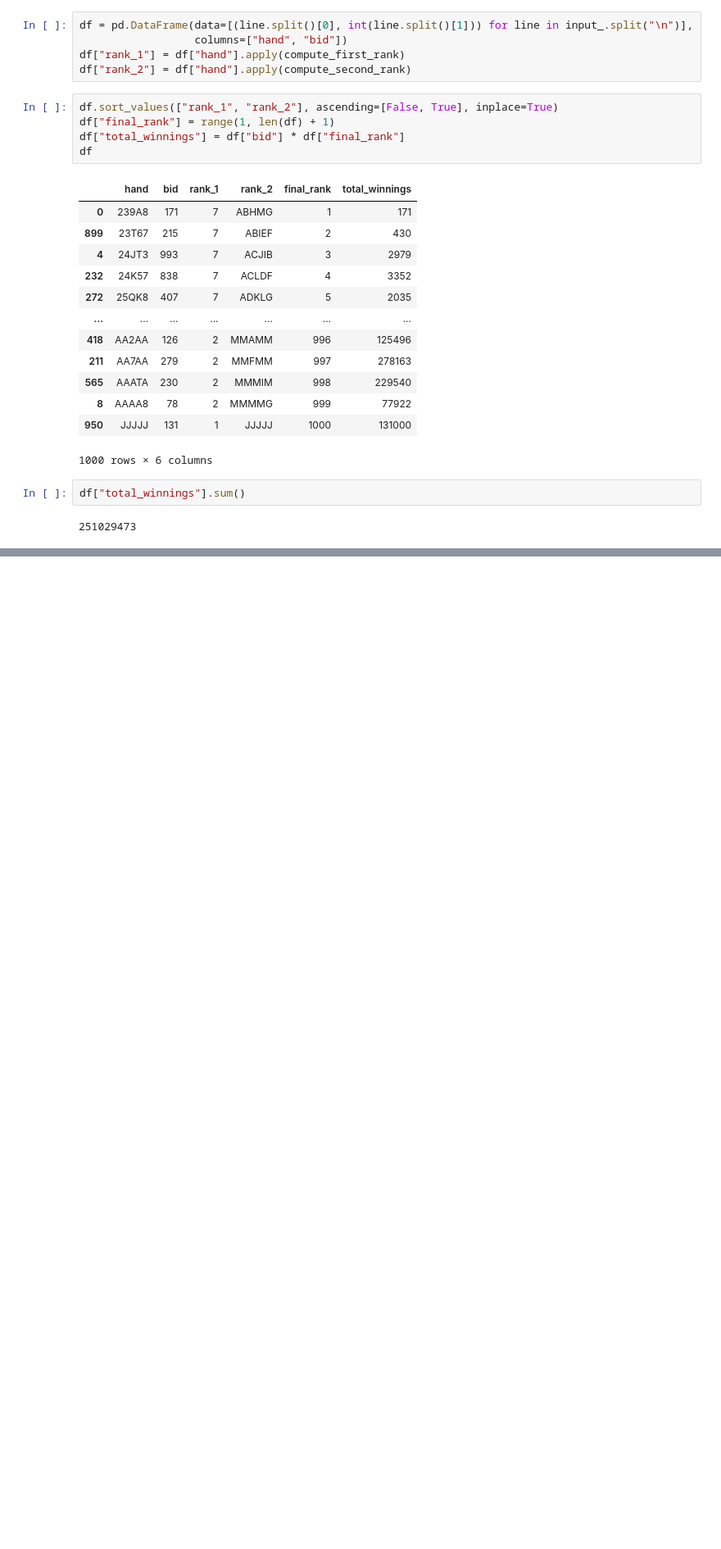
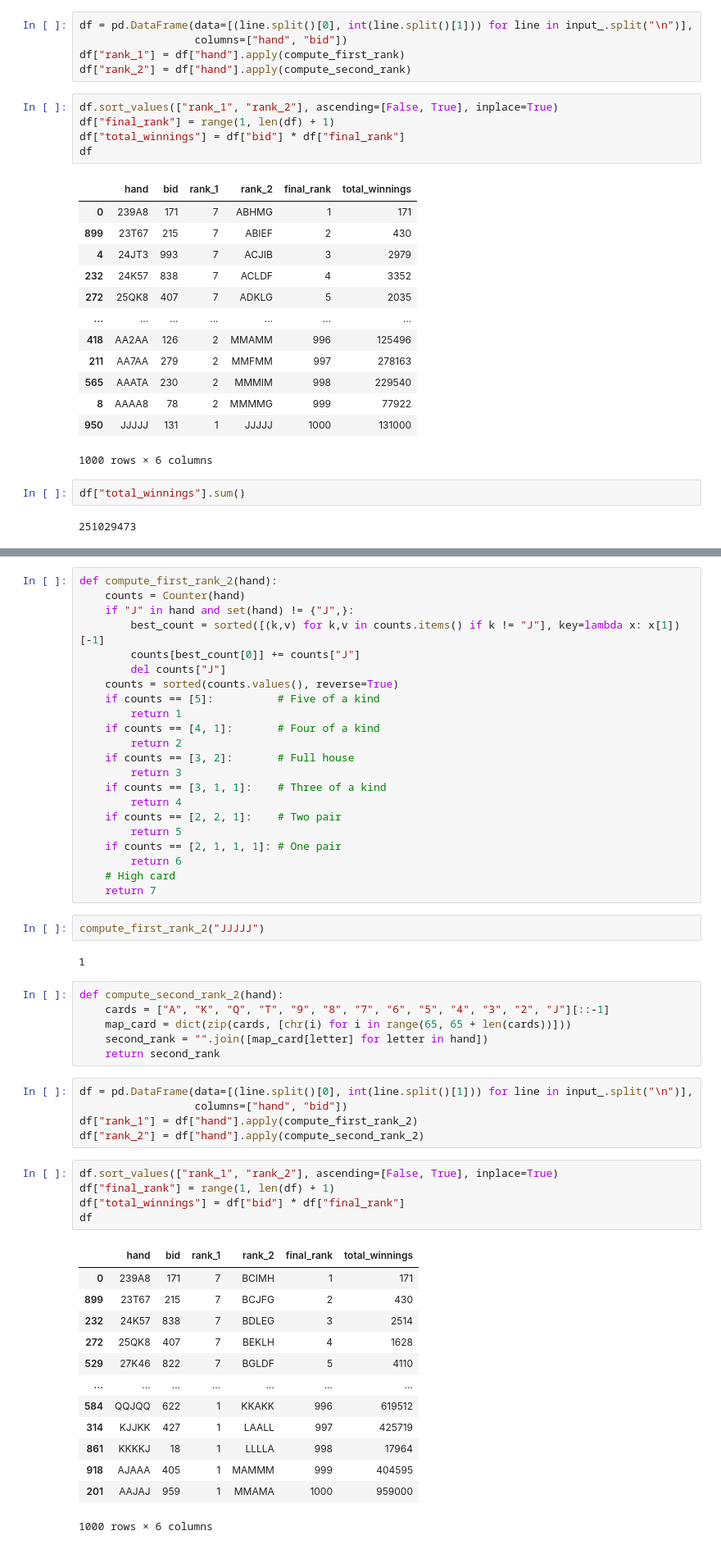
Before and after one commit to ClementC/advent_of_code_2023, a Jupyter notebook: day_7/day_7.ipynb, the cells around one changed output, grey strips where cells are left out. Shown: that part at 82% size. Cells and saved outputs as stored; diff of their text form; blank space fills up the shorter version.

Commit message:
Solution for second part of day 7.

```diff
--- a/day_7/day_7.ipynb
+++ b/day_7/day_7.ipynb
@@ -1072,0 +1075,56 @@ df["total_winnings"].sum()
+# %%
+def compute_first_rank_2(hand):
+    counts = Counter(hand)
+    if "J" in hand and set(hand) != {"J",}:
+        best_count = sorted([(k,v) for k,v in counts.items() if k != "J"], key=lambda x: x[1])[-1]
+        counts[best_count[0]] += counts["J"]
+        del counts["J"]
+    counts = sorted(counts.values(), reverse=True)
+    if counts == [5]:          # Five of a kind
+        return 1
+    if counts == [4, 1]:       # Four of a kind
+        return 2
+    if counts == [3, 2]:       # Full house
+        return 3
+    if counts == [3, 1, 1]:    # Three of a kind
+        return 4
+    if counts == [2, 2, 1]:    # Two pair
+        return 5
+    if counts == [2, 1, 1, 1]: # One pair
+        return 6
+    # High card
+    return 7
+# %%
+compute_first_rank_2("JJJJJ")
+# %% [output]
+1
+# %%
+def compute_second_rank_2(hand):
+    cards = ["A", "K", "Q", "T", "9", "8", "7", "6", "5", "4", "3", "2", "J"][::-1]
+    map_card = dict(zip(cards, [chr(i) for i in range(65, 65 + len(cards))]))
+    second_rank = "".join([map_card[letter] for letter in hand])
+    return second_rank
+# %%
+df = pd.DataFrame(data=[(line.split()[0], int(line.split()[1])) for line in input_.split("\n")],
+                  columns=["hand", "bid"])
+df["rank_1"] = df["hand"].apply(compute_first_rank_2)
+df["rank_2"] = df["hand"].apply(compute_second_rank_2)
+# %%
+df.sort_values(["rank_1", "rank_2"], ascending=[False, True], inplace=True)
+df["final_rank"] = range(1, len(df) + 1)
+df["total_winnings"] = df["bid"] * df["final_rank"]
+df
+# %% [output]
+|  | hand | bid | rank_1 | rank_2 | final_rank | total_winnings |
+| 0 | 239A8 | 171 | 7 | BCIMH | 1 | 171 |
+| 899 | 23T67 | 215 | 7 | BCJFG | 2 | 430 |
+| 232 | 24K57 | 838 | 7 | BDLEG | 3 | 2514 |
+| 272 | 25QK8 | 407 | 7 | BEKLH | 4 | 1628 |
+| 529 | 27K46 | 822 | 7 | BGLDF | 5 | 4110 |
+| ... | ... | ... | ... | ... | ... | ... |
+| 584 | QQJQQ | 622 | 1 | KKAKK | 996 | 619512 |
+| 314 | KJJKK | 427 | 1 | LAALL | 997 | 425719 |
+| 861 | KKKKJ | 18 | 1 | LLLLA | 998 | 17964 |
+| 918 | AJAAA | 405 | 1 | MAMMM | 999 | 404595 |
+| 201 | AAJAJ | 959 | 1 | MMAMA | 1000 | 959000 |
+1000 rows × 6 columns
```
Also changed, not shown: parts of 2 cells of this notebook.
